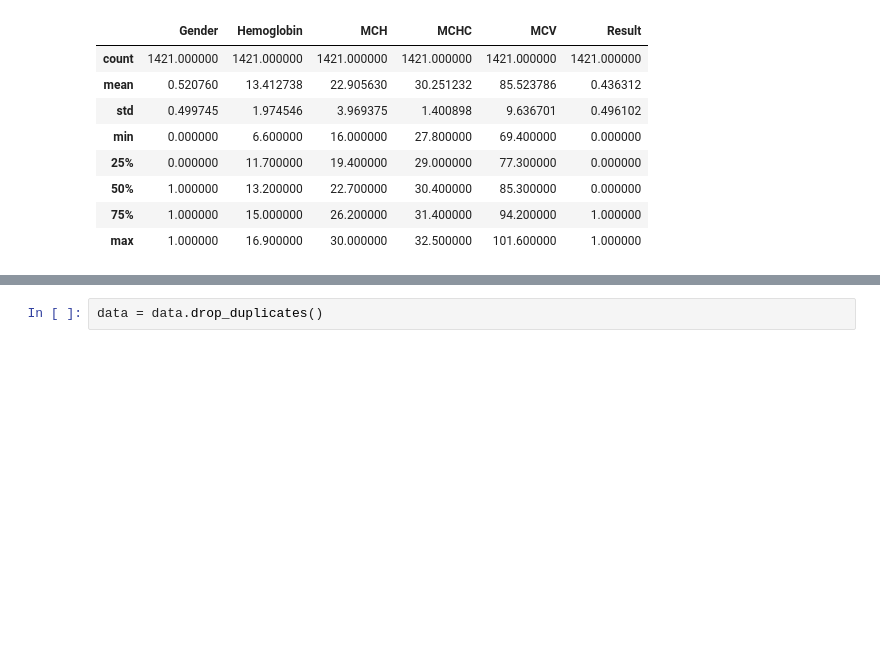
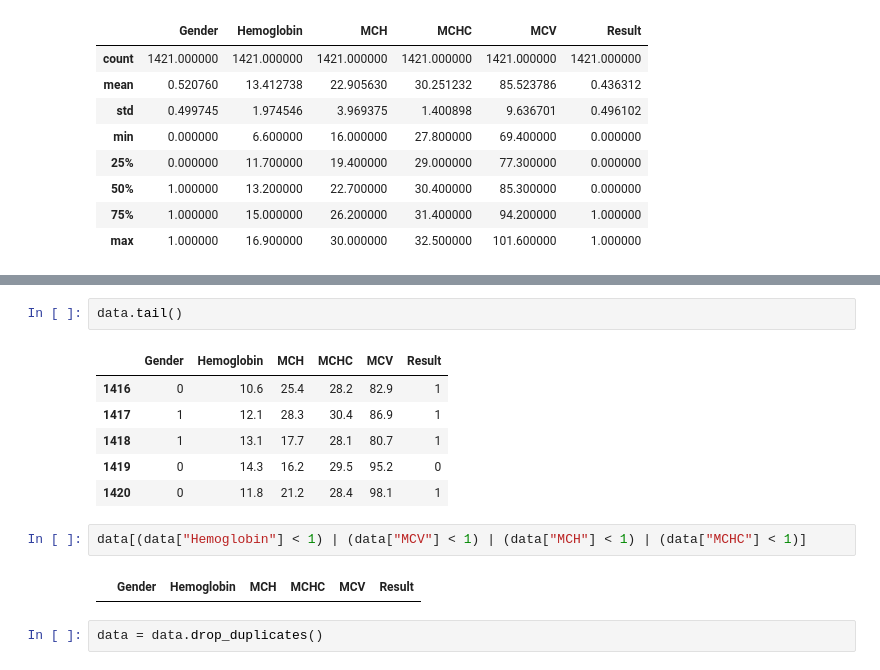
Before and after one commit to JohananOppongAmoateng/Anaemia-Classifier, a Jupyter notebook: anemia.ipynb, the cells around one changed output, grey strips where cells are left out. Drawn from its saved outputs; the diff is of its cells as text; blank space fills up the shorter version.

```diff
--- a/anemia.ipynb
+++ b/anemia.ipynb
@@ -41,3 +50,16 @@ data.describe()
+# %%
+data.tail()
+# %% [output]
+|  | Gender | Hemoglobin | MCH | MCHC | MCV | Result |
+| 1416 | 0 | 10.6 | 25.4 | 28.2 | 82.9 | 1 |
+| 1417 | 1 | 12.1 | 28.3 | 30.4 | 86.9 | 1 |
+| 1418 | 1 | 13.1 | 17.7 | 28.1 | 80.7 | 1 |
+| 1419 | 0 | 14.3 | 16.2 | 29.5 | 95.2 | 0 |
+| 1420 | 0 | 11.8 | 21.2 | 28.4 | 98.1 | 1 |
+# %%
+data[(data["Hemoglobin"] < 1) | (data["MCV"] < 1) | (data["MCH"] < 1) | (data["MCHC"] < 1)]
+# %% [output]
+|  | Gender | Hemoglobin | MCH | MCHC | MCV | Result |
 # %%
 data = data.drop_duplicates()
 # %%
```
Also changed, not shown: parts of 19 cells of this notebook, 1 other file.
